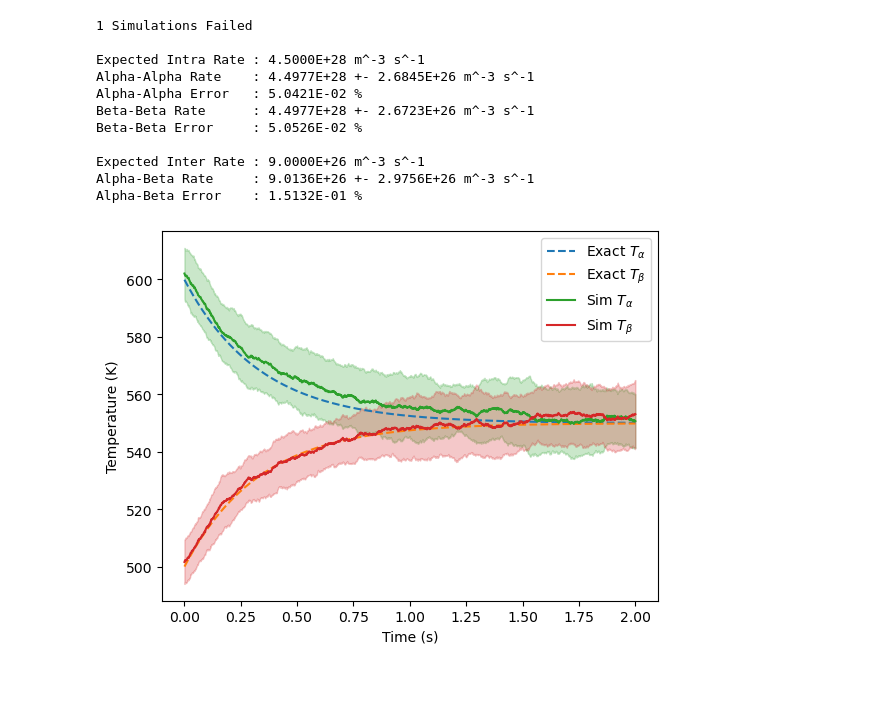
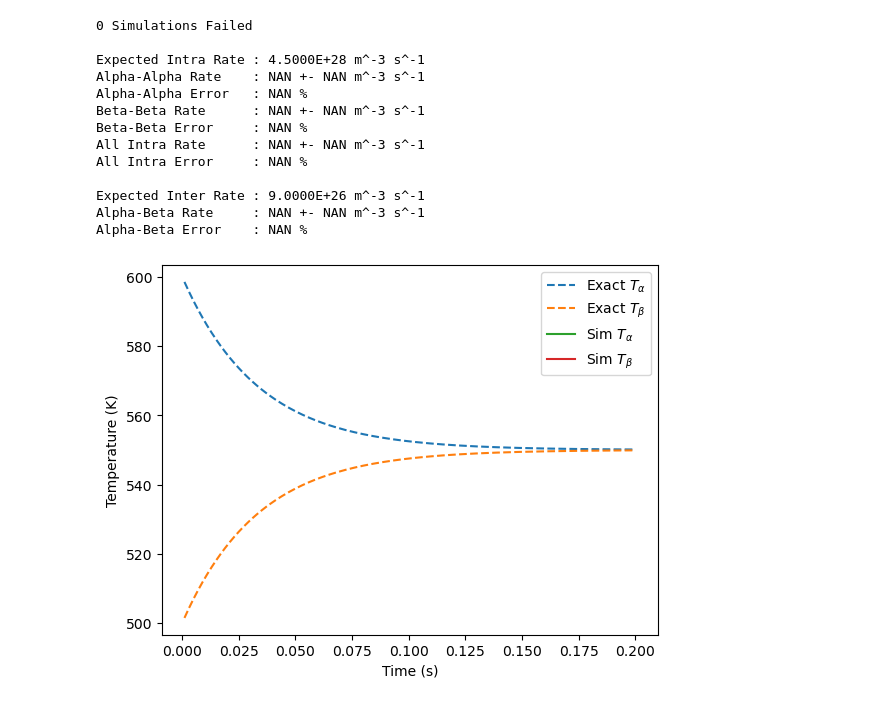
Before and after one commit to gsgall/salamander, a Jupyter notebook: thermalization/visualization.ipynb, the cells around one changed output. Saved outputs shown, nothing was run; the diff lists cells and outputs as text; code cells hidden in the pictures.

```diff
--- a/thermalization/visualization.ipynb
+++ b/thermalization/visualization.ipynb
@@ -26,46 +26,47 @@ def T_beta_true(t, T_a=T_a0, T_b=T_b0, inter_nu=nu_col_inter):
   return (T_a + T_b) / 2 - (T_a - T_b) / 2 * np.exp(-inter_nu * t)
 # %%
 show_all = False
-runs = 20
+runs = 32
 all_T_alpha = None
 all_T_beta = None
 all_alpha_alpha_rate = None
-all_beta_beta_rate = None
+all_beta_beta_rate = Non    e
 all_alpha_beta_rate = None
 
-num_steps = None
+num_steps = 200
 
 plt.figure()
 fails = 0
+
+
+all_T_alpha = np.zeros((runs, num_steps))
+all_T_beta = np.zeros_like(all_T_alpha)
+all_alpha_alpha_rate = np.zeros_like(all_T_alpha)
+all_beta_beta_rate = np.zeros_like(all_T_alpha)
+all_alpha_beta_rate = np.zeros_like(all_T_alpha)
+
 for i in range(runs):
+
     data = pd.read_csv(f"data/run_{i}.csv")
 
-    time = data["time"].to_numpy()[1:] * 1e3
-    T_alpha = data["T_alpha"].to_numpy()[1:]
-    T_beta = data["T_beta"].to_numpy()[1:]
-
-    if i == 0:
-      num_steps = len(time)
-
-      all_T_alpha = np.zeros((runs, num_steps))
-      all_T_beta = np.zeros_like(all_T_alpha)
-      all_alpha_alpha_rate = np.zeros_like(all_T_alpha)
-      all_beta_beta_rate = np.zeros_like(all_T_alpha)
-      all_alpha_beta_rate = np.zeros_like(all_T_alpha)
-
+    time = data["time"].to_numpy()[1:201] * 1e2
+    T_alpha = data["T_alpha"].to_numpy()[1:201]
+    T_beta = data["T_beta"].to_numpy()[1:201]
 
     if len(T_alpha) != num_steps:
         fails += 1
         continue
+
     if show_all:
         plt.plot(time, T_alpha)
         plt.plot(time, T_beta)
 
     all_T_alpha[i - fails, :] = T_alpha
     all_T_beta[i - fails, :] = T_beta
-    all_alpha_alpha_rate[i - fails, :] = data["alpha_rate"].to_numpy()[1:]
-    all_beta_beta_rate[i - fails, :] = data["beta_rate"].to_numpy()[1:]
-    all_alpha_beta_rate[i - fails, :] = data["alpha_beta_rate"].to_numpy()[1:]
+    all_alpha_alpha_rate[i - fails, :] = data["alpha_rate"].to_numpy()[1:201]
+    all_beta_beta_rate[i - fails, :] = data["beta_rate"].to_numpy()[1:201]
+    all_alpha_beta_rate[i - fails, :] = data["alpha_beta_rate"].to_numpy()[1:201]
+
 
 print(f"{fails:d} Simulations Failed")
 print()
@@ -77,41 +78,50 @@ alpha_rate_std = all_alpha_alpha_rate[:-fails].std()
 beta_rate_std = all_beta_beta_rate[:-fails].std()
 alpha_beta_rate_std = all_alpha_beta_rate[:-fails].std()
 
+all_intra_rates = np.concat((all_alpha_alpha_rate[:-fails], all_beta_beta_rate[:-fails]))
+all_intra_rates_mean = all_intra_rates.mean()
+all_intra_rates_std = all_intra_rates.std()
+
+
 print(f"Expected Intra Rate : {rate_intra:0.4E} m^-3 s^-1")
 print(f"Alpha-Alpha Rate    : {alpha_rate_mean:0.4E} +- {2 * alpha_rate_std:0.4E} m^-3 s^-1")
 print(f"Alpha-Alpha Error   : {np.abs(alpha_rate_mean - rate_intra) / rate_intra * 100:0.4E} %")
 print(f"Beta-Beta Rate      : {beta_rate_mean:0.4E} +- {2 * beta_rate_std:0.4E} m^-3 s^-1")
 print(f"Beta-Beta Error     : {np.abs(beta_rate_mean - rate_intra) / rate_intra * 100:0.4E} %")
+print(f"All Intra Rate      : {all_intra_rates_mean:0.4E} +- {2 * all_intra_rates_std:0.4E} m^-3 s^-1")
+print(f"All Intra Error     : {np.abs(all_intra_rates_mean - rate_intra) / rate_intra * 100:0.4E} %")
 print()
 print(f"Expected Inter Rate : {rate_inter:0.4E} m^-3 s^-1")
 print(f"Alpha-Beta Rate     : {alpha_beta_rate_mean:0.4E} +- {2 * alpha_beta_rate_std:0.4E} m^-3 s^-1")
 print(f"Alpha-Beta Error    : {np.abs(alpha_beta_rate_mean - rate_inter) / rate_inter * 100:0.4E} %")
 
 T_alpha_mean = all_T_alpha[:-fails].mean(axis=0)
 T_alpha_std = all_T_alpha[:-fails].std(axis=0)
 T_beta_mean =  all_T_beta[:-fails].mean(axis=0)
 T_beta_std = all_T_beta[:-fails].std(axis=0)
 
-plt.plot(time, T_alpha_true(time * 1e-3), '--', label='Exact $T_\\alpha$')
-plt.plot(time, T_beta_true(time * 1e-3), '--', label='Exact $T_\\beta$')
+plt.plot(time, T_alpha_true(time * 1e-2), '--', label='Exact $T_\\alpha$')
+plt.plot(time, T_beta_true(time * 1e-2), '--', label='Exact $T_\\beta$')
 plt.plot(time, T_alpha_mean, label='Sim $T_\\alpha$')
 plt.plot(time, T_beta_mean, label='Sim $T_\\beta$')
 plt.fill_between(time, T_alpha_mean  - T_alpha_std, T_alpha_mean + T_alpha_std, color='tab:green', alpha=0.25)
 plt.fill_between(time, T_beta_mean  - T_beta_std, T_beta_mean + T_beta_std, color='tab:red', alpha=0.25)
 plt.legend()
 plt.xlabel("Time (s)")
 plt.ylabel("Temperature (K)")
 plt.show()
 # %% [output]
-1 Simulations Failed
+0 Simulations Failed
 
 Expected Intra Rate : 4.5000E+28 m^-3 s^-1
-Alpha-Alpha Rate    : 4.4977E+28 +- 2.6845E+26 m^-3 s^-1
-Alpha-Alpha Error   : 5.0421E-02 %
-Beta-Beta Rate      : 4.4977E+28 +- 2.6723E+26 m^-3 s^-1
-Beta-Beta Error     : 5.0526E-02 %
+Alpha-Alpha Rate    : NAN +- NAN m^-3 s^-1
+Alpha-Alpha Error   : NAN %
+Beta-Beta Rate      : NAN +- NAN m^-3 s^-1
+Beta-Beta Error     : NAN %
+All Intra Rate      : NAN +- NAN m^-3 s^-1
+All Intra Error     : NAN %
 
 Expected Inter Rate : 9.0000E+26 m^-3 s^-1
-Alpha-Beta Rate     : 9.0136E+26 +- 2.9756E+26 m^-3 s^-1
-Alpha-Beta Error    : 1.5132E-01 %
+Alpha-Beta Rate     : NAN +- NAN m^-3 s^-1
+Alpha-Beta Error    : NAN %
-[figure, old version]
+[figure, new version]
```
Also changed, not shown: parts of 1 cell of this notebook, 14 other files.
